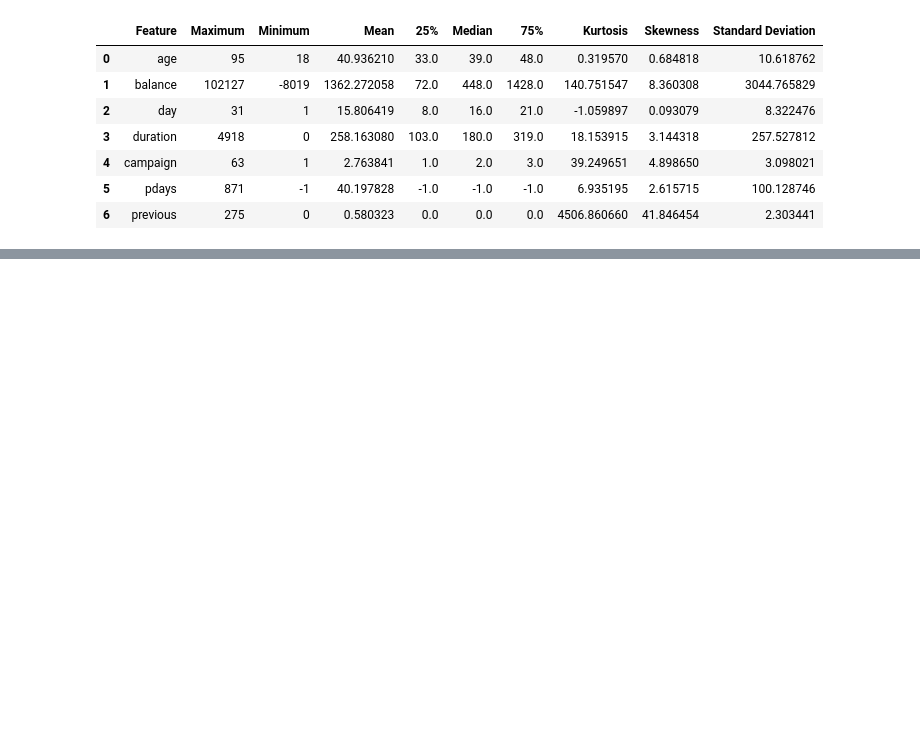
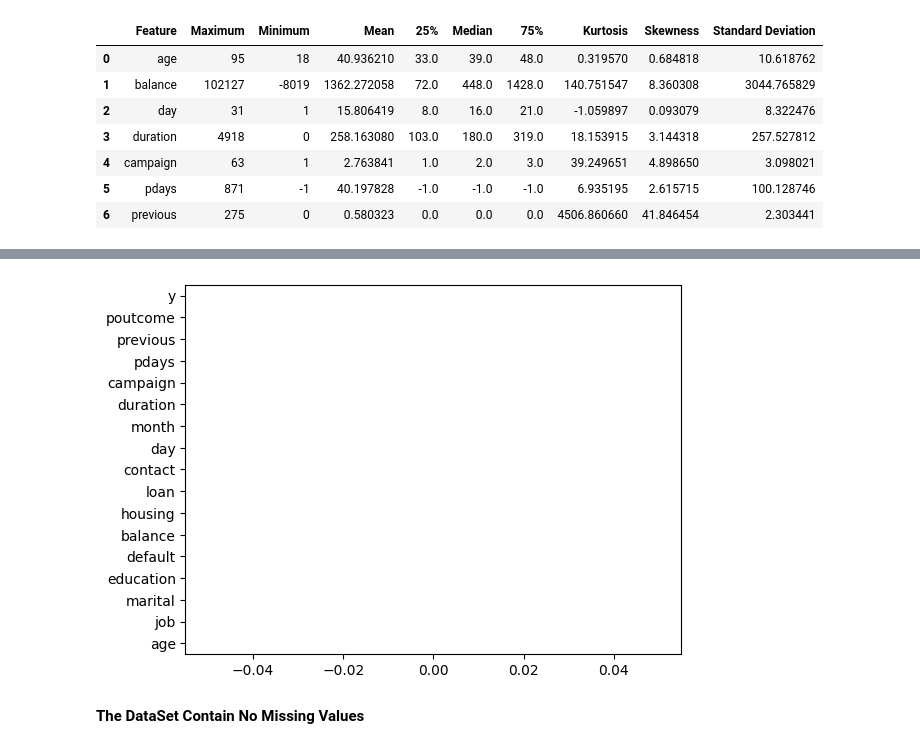
Before and after one commit to MontyVasita18/BankMarketing_MLModel, a Jupyter notebook: Model.ipynb, the cells around one changed output, grey strips where cells are left out. Saved outputs shown, nothing was run; the diff lists cells and outputs as text; code cells hidden in the pictures; blank space fills up the shorter version.

Commit message:
Checking Missing Value in DataSet Using Graphical Method

```diff
--- a/Model.ipynb
+++ b/Model.ipynb
@@ -146,0 +170,9 @@ logging.info('The Above DataSet is Non-Normal Distributed')
+# %%
+# Checking Missing Information If Any Using Graphical Method
+
+df.isnull().sum().plot(kind='barh')
+plt.show()
+# %% [output]
+[figure, added]
+# %% [markdown]
+**The DataSet Contain No Missing Values**
```
Also changed, not shown: parts of 1 cell of this notebook.
